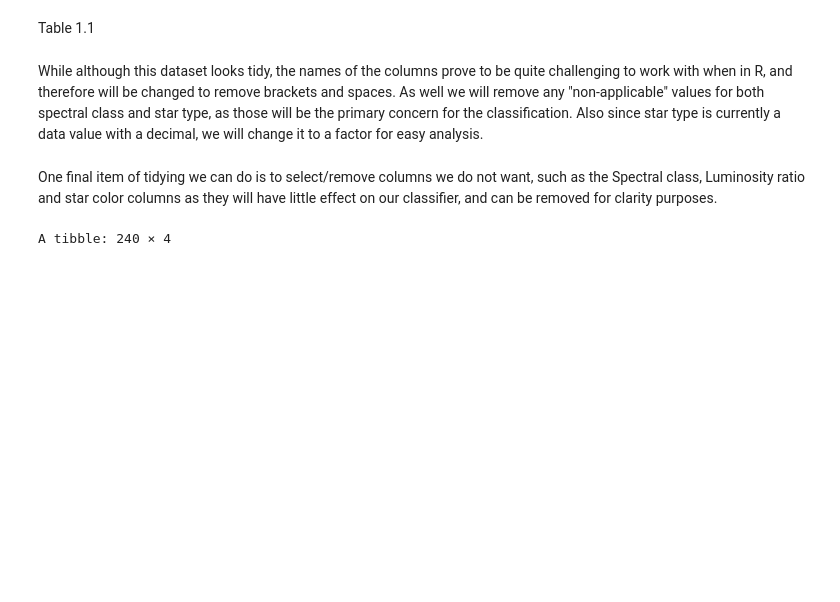
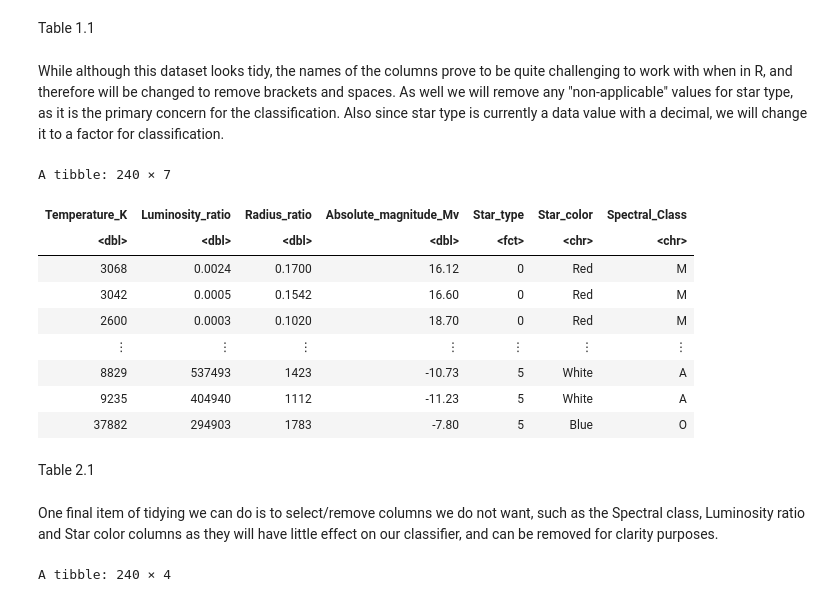
Before and after one commit to zackpeachell/DSCI_100_008_05_project, a Jupyter notebook: GROUP_PROJECT.ipynb, the cells around one changed output. Saved outputs shown, nothing was run; the diff lists cells and outputs as text; code cells hidden in the pictures; blank space fills up the shorter version.

```diff
--- a/GROUP_PROJECT.ipynb
+++ b/GROUP_PROJECT.ipynb
@@ -62,23 +62,35 @@ A spec_tbl_df: 240 × 7
 # %% [markdown]
 Table 1.1
 # %% [markdown]
-While although this dataset looks tidy, the names of the columns prove to be quite challenging to work with when in R, and therefore will be changed to remove brackets and spaces. As well we will remove any "non-applicable" values for both spectral class and star type, as those will be the primary concern for the classification. Also since star type is currently a data value with a decimal, we will change it to a factor for easy analysis.
+While although this dataset looks tidy, the names of the columns prove to be quite challenging to work with when in R, and therefore will be changed to remove brackets and spaces. As well we will remove any "non-applicable" values for star type, as it is the primary concern for the classification. Also since star type is currently a data value with a decimal, we will change it to a factor for classification.
 # %%
-#these columns need renames
-
+set.seed(9999)
 name_star <- read_star|>
                 rename("Star_type" = "Star type")|>
                 rename("Temperature_K" = "Temperature (K)")|>
                 rename("Star_color" = "Star color")|>
                 rename("Spectral_Class" = "Spectral Class")|>
                 rename("Luminosity_ratio" = "Luminosity(L/Lo)")|>
                 rename("Radius_ratio" = "Radius(R/Ro)")|>
                 rename("Absolute_magnitude_Mv" = "Absolute magnitude(Mv)")|>
-                filter(Spectral_Class != "NA")|>
                 filter(Star_type != "NA")|>
                 mutate(Star_type = as_factor(Star_type))
+name_star
+# %% [output]
+A tibble: 240 × 7
+| Temperature_K | Luminosity_ratio | Radius_ratio | Absolute_magnitude_Mv | Star_type | Star_color | Spectral_Class |
+| <dbl> | <dbl> | <dbl> | <dbl> | <fct> | <chr> | <chr> |
+| 3068 | 0.0024 | 0.1700 | 16.12 | 0 | Red | M |
+| 3042 | 0.0005 | 0.1542 | 16.60 | 0 | Red | M |
+| 2600 | 0.0003 | 0.1020 | 18.70 | 0 | Red | M |
+| ⋮ | ⋮ | ⋮ | ⋮ | ⋮ | ⋮ | ⋮ |
+| 8829 | 537493 | 1423 | -10.73 | 5 | White | A |
+| 9235 | 404940 | 1112 | -11.23 | 5 | White | A |
+| 37882 | 294903 | 1783 | -7.80 | 5 | Blue | O |
+# %% [markdown]
+Table 2.1
 # %% [markdown]
-One final item of tidying we can do is to select/remove columns we do not want, such as the Spectral class, Luminosity ratio and star color columns as they will have little effect on our classifier, and can be removed for clarity purposes.
+One final item of tidying we can do is to select/remove columns we do not want, such as the Spectral class, Luminosity ratio and Star color columns as they will have little effect on our classifier, and can be removed for clarity purposes.
 # %%
 set.seed(9999)
 select_star <- name_star|>
```
Also changed, not shown: parts of 18 cells of this notebook.
